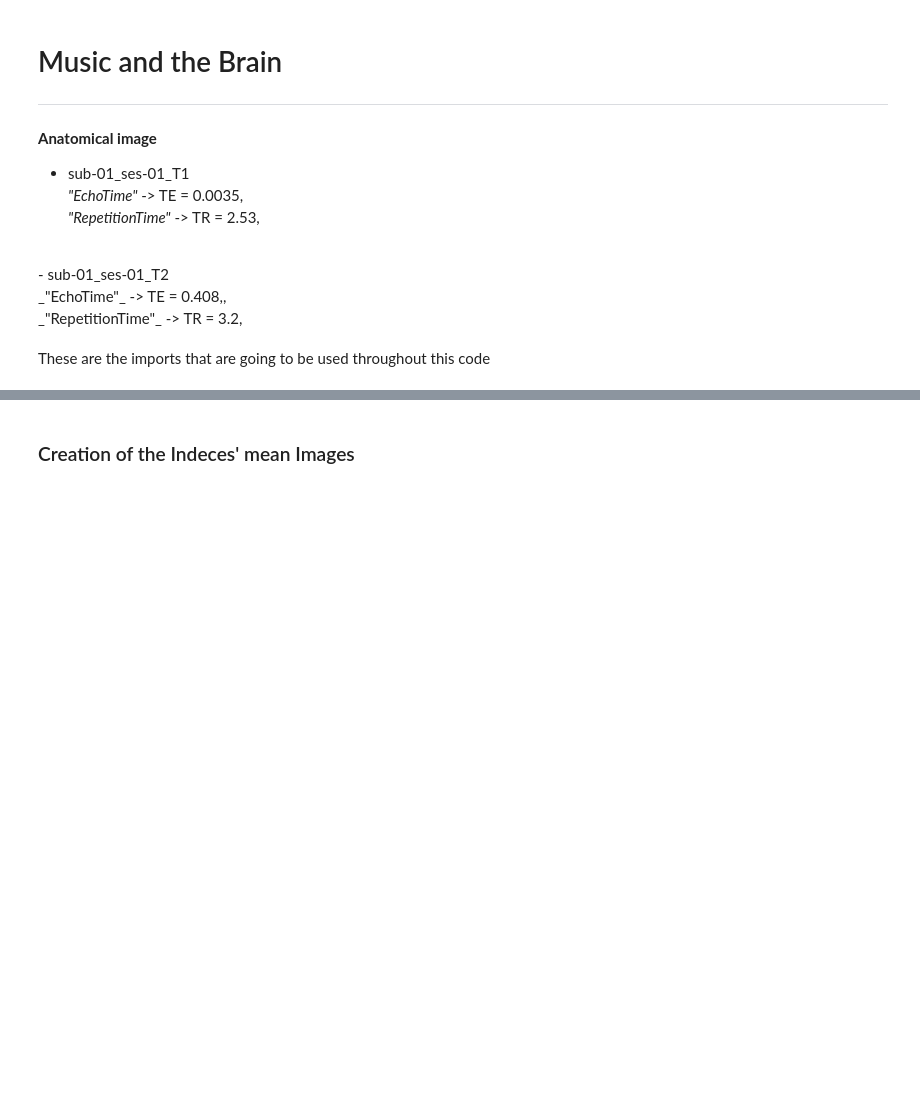
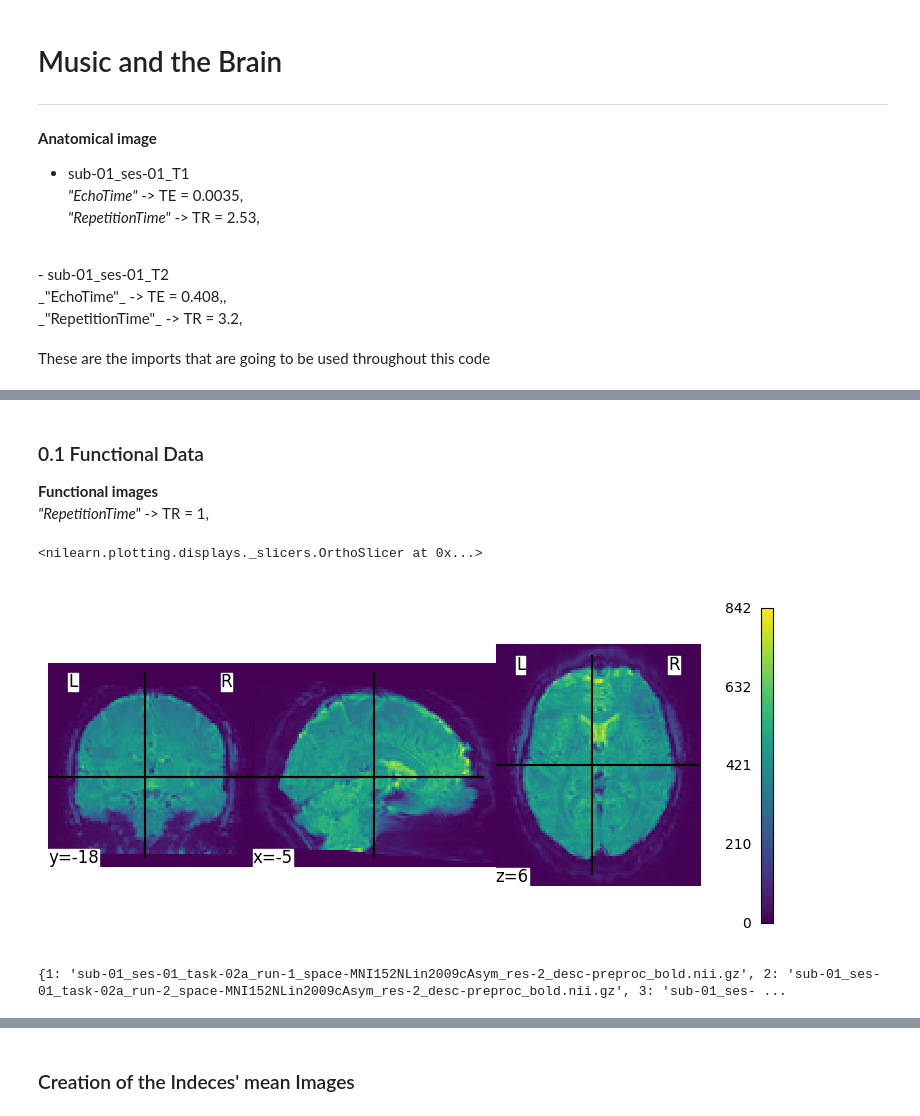
Before and after one commit to GalhardoCorreia/MusicBrainNetwork, a Jupyter notebook: classifier-test.ipynb, the cells around one changed output, grey strips where cells are left out. Cells and saved outputs as stored; diff of their text form; code cells hidden in the pictures; blank space fills up the shorter version.

```diff
--- a/classifier-test.ipynb
+++ b/classifier-test.ipynb
@@ -324,0 +61,31 @@ dict_keys([0, 1, 2, 3, 4, 5, 6, 7, 8, 9, 10, 11, 12, 13, 14, 15, 16, 17, 18, 19,
+# %% [markdown]
+### 0.1 Functional Data
+__Functional images__ <br>
+_"RepetitionTime"_ -> TR = 1, <br>
+# %%
+from nilearn.image import concat_imgs, mean_img
+
+func_runs = [file for file in os.listdir(Directory_func) if file.endswith('bold.nii.gz')]
+
+func_runs.sort()
+# %%
+func_image = image.load_img(os.path.join(Directory_func, func_runs[0]))
+
+mean_func_img = mean_img(func_image)
+
+plot_img(mean_func_img, colorbar=True, cbar_tick_format="%i")
+# %% [output]
+<nilearn.plotting.displays._slicers.OrthoSlicer at 0x...>
+[figure, added]
+# %%
+# Concatenate the functional images
+# fmri_img = concat_imgs(file_paths_func)
+
+subject01_runs = {}
+for i, file in enumerate(func_runs, start=1):
+
+    subject01_runs[i] = file
+
+print(subject01_runs)
+# %% [output]
+{1: 'sub-01_ses-01_task-02a_run-1_space-MNI152NLin2009cAsym_res-2_desc-preproc_bold.nii.gz', 2: 'sub-01_ses-01_task-02a_run-2_space-MNI152NLin2009cAsym_res-2_desc-preproc_bold.nii.gz', 3: 'sub-01_ses- ...
```
Also changed, not shown: parts of 67 cells of this notebook, 1 other file.
